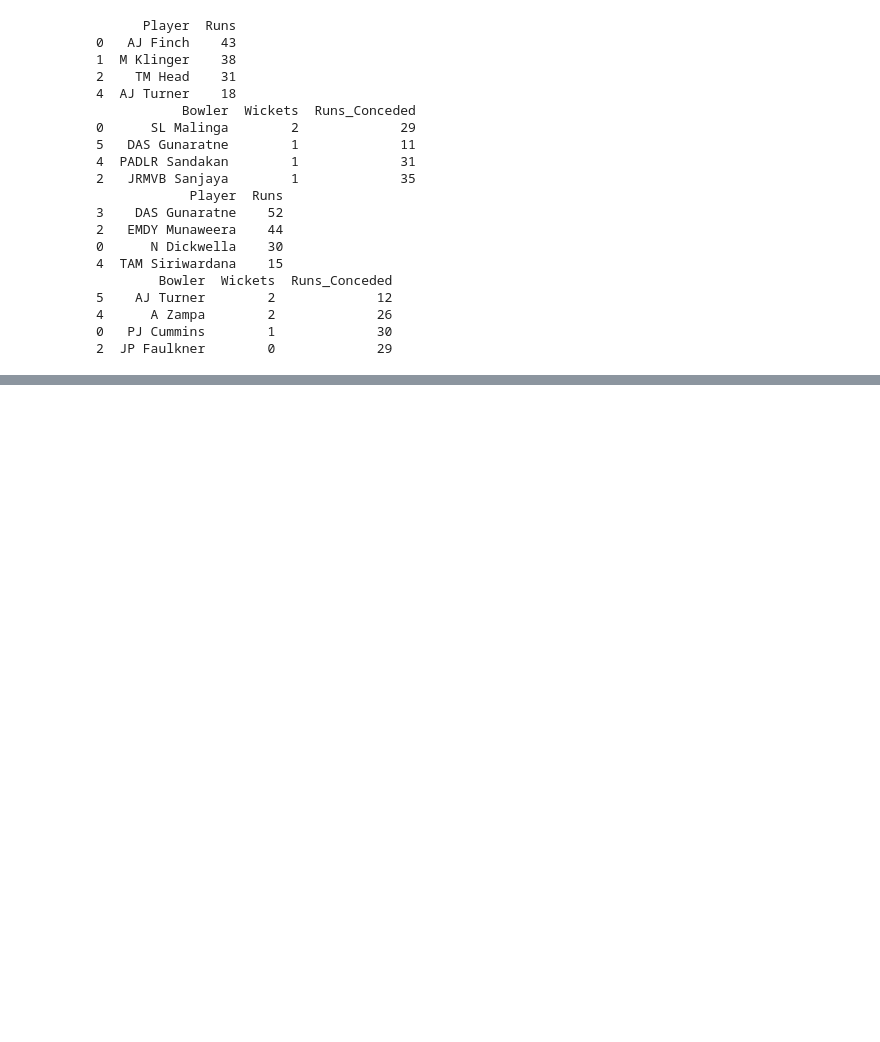
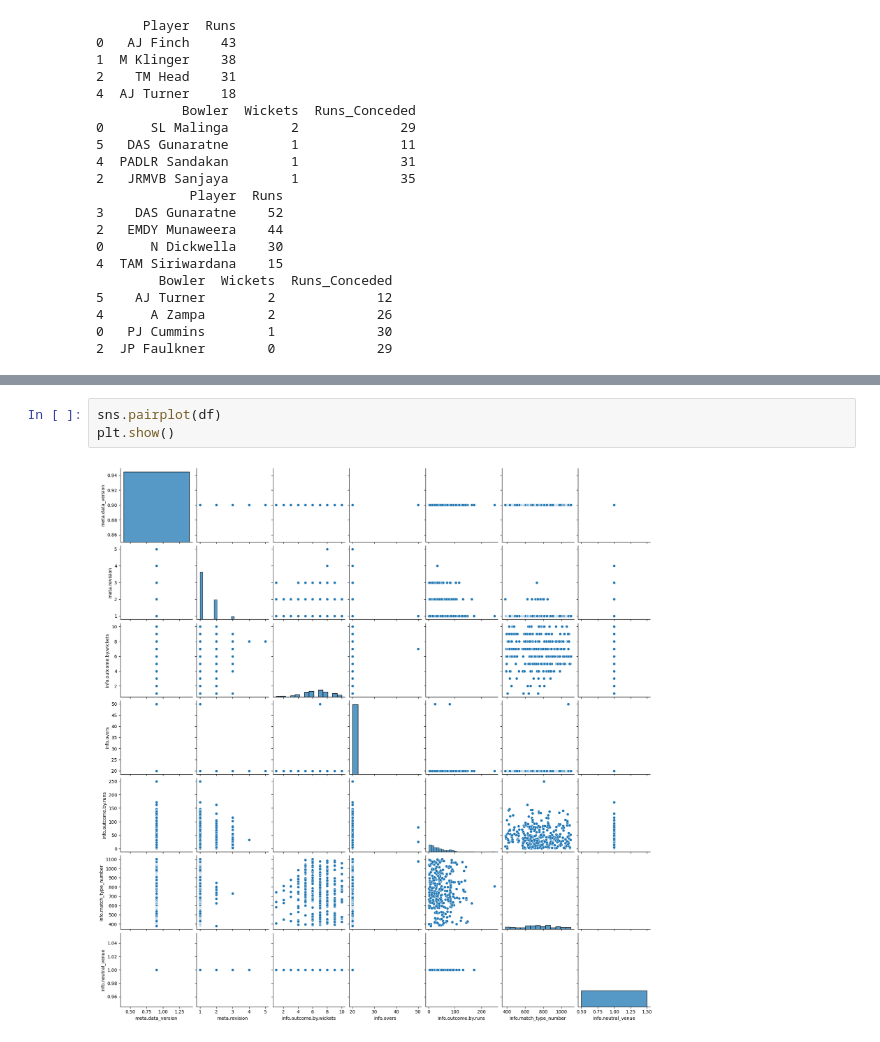
Before and after one commit to Rahul15072006/Data_science_assignment, a Jupyter notebook: International_T20_Data_Analysis.ipynb, the cells around one changed output, grey strips where cells are left out. Saved outputs shown, nothing was run; the diff lists cells and outputs as text; blank space fills up the shorter version.

```diff
--- a/International_T20_Data_Analysis.ipynb
+++ b/International_T20_Data_Analysis.ipynb
@@ -184,0 +194,5 @@ print(score[1][1])
+# %%
+sns.pairplot(df)
+plt.show()
+# %% [output]
+[figure, added]
```
Also changed, not shown: parts of 3 cells of this notebook.
